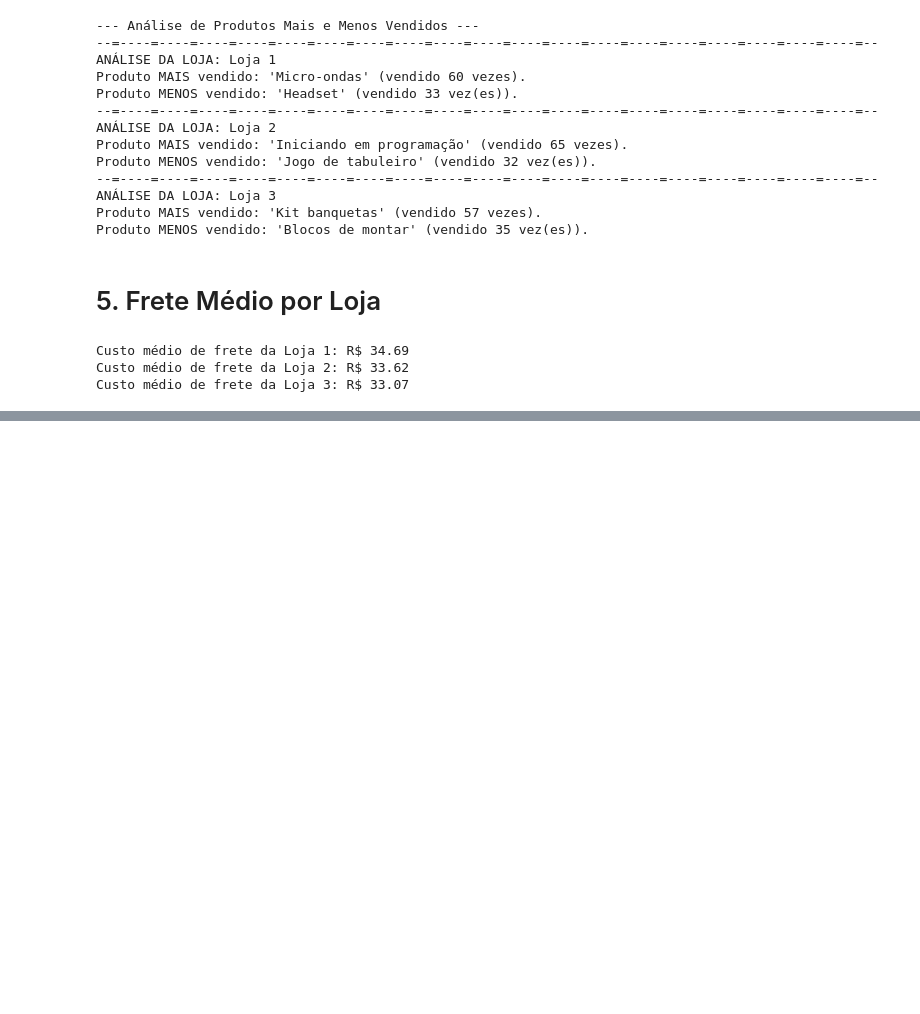
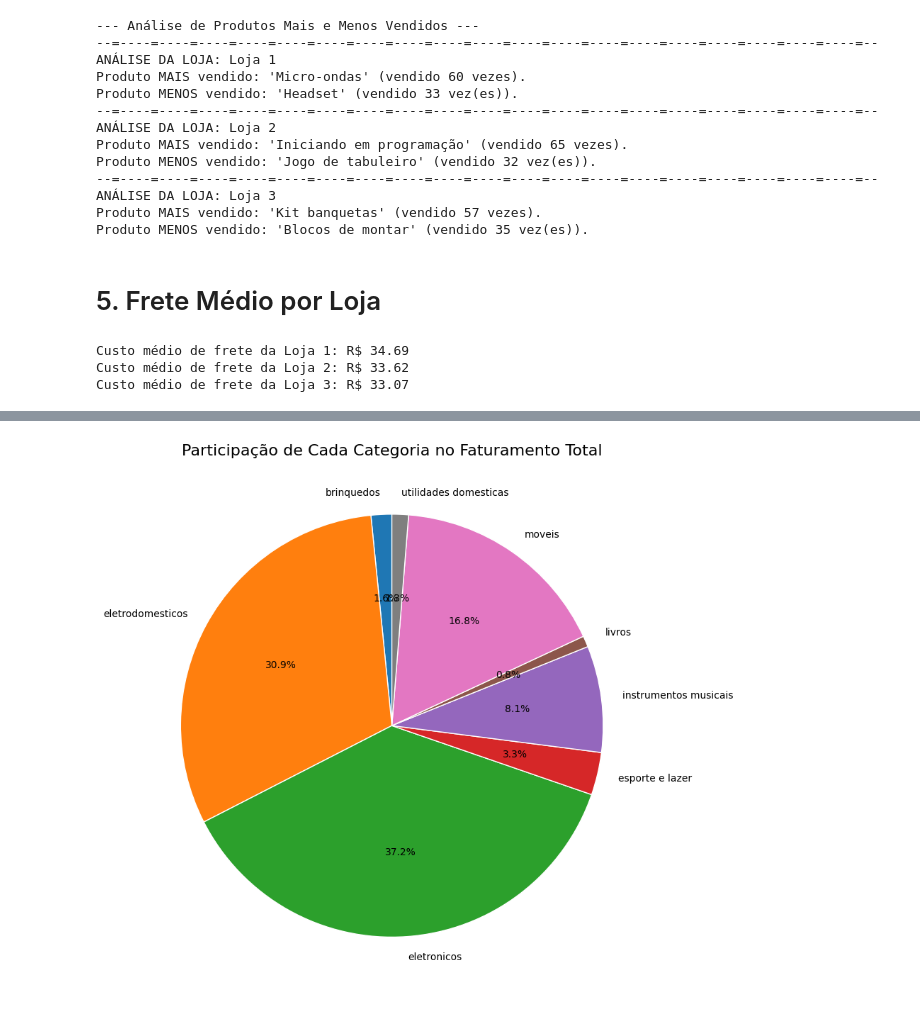
Before and after one commit to Polyanat59/AluraStore, a Jupyter notebook: AluraStore.ipynb, the cells around one changed output, grey strips where cells are left out. Cells and saved outputs as stored; diff of their text form; code cells hidden in the pictures; blank space fills up the shorter version.

```diff
--- a/AluraStore.ipynb
+++ b/AluraStore.ipynb
@@ -120,0 +150,16 @@ Custo médio de frete da Loja 3: R$ 33.07
+# %%
+faturamento_por_categoria = dataframe_unificado.groupby('Categoria do Produto')['Preço'].sum()
+
+plt.figure(figsize=(12, 8))
+faturamento_por_categoria.plot(
+    kind='pie',
+    autopct='%1.1f%%',
+    startangle=90,
+    wedgeprops={'edgecolor': 'white'})
+
+plt.title('Participação de Cada Categoria no Faturamento Total', fontsize=16)
+plt.ylabel('')
+plt.tight_layout()
+plt.show()
+# %% [output]
+[figure, added]
```
Also changed, not shown: parts of 3 cells of this notebook.
